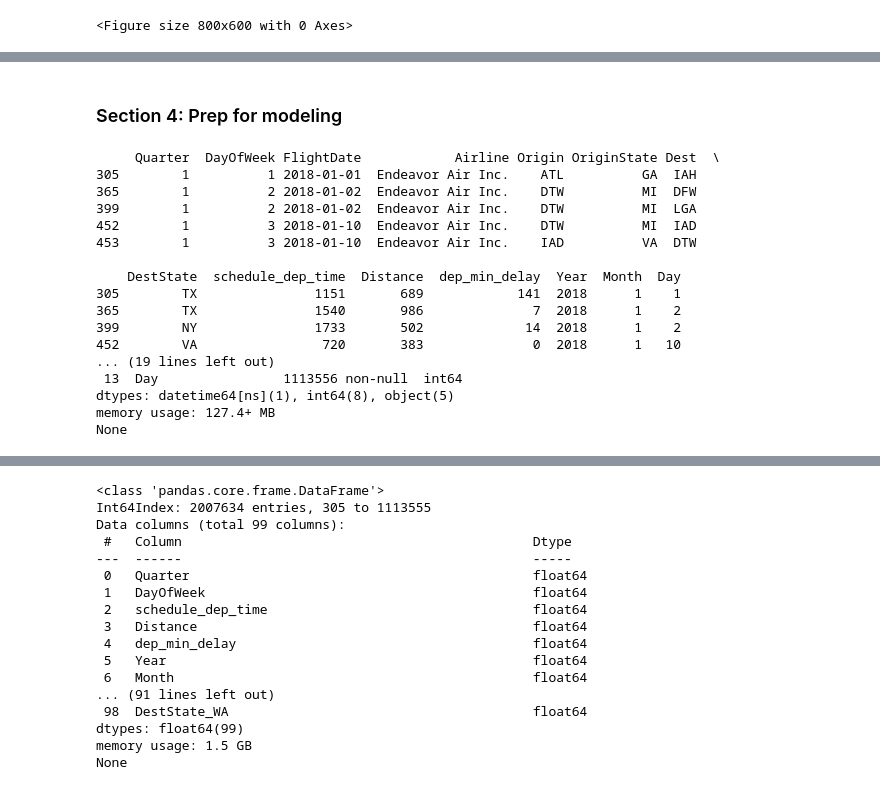
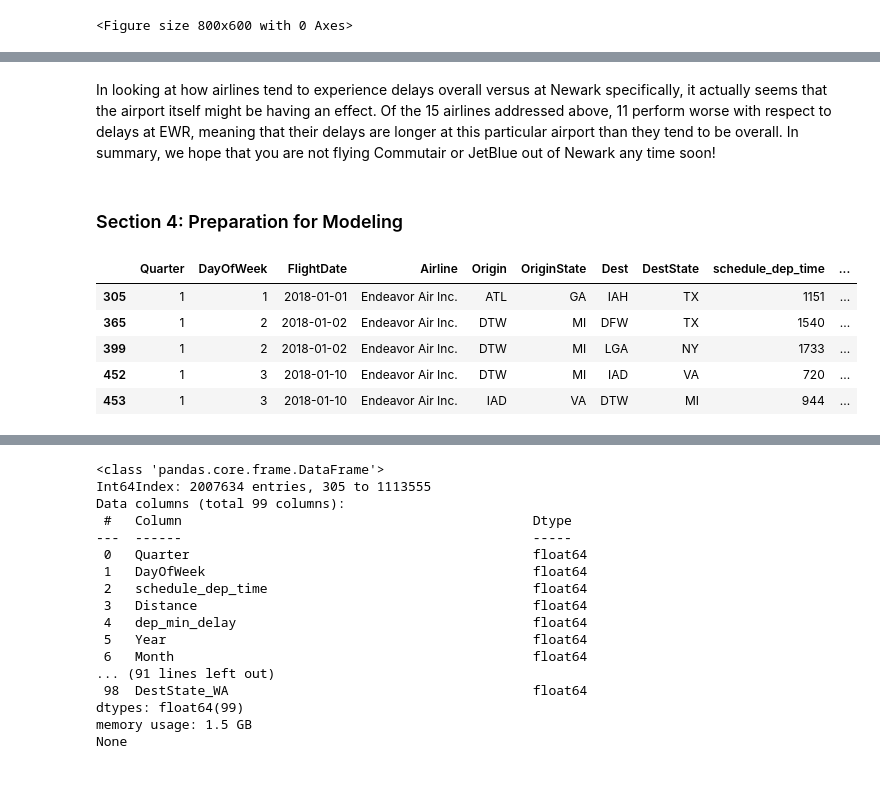
Before and after one commit to parkerho/545Project, a Jupyter notebook: project-notebook.ipynb, the cells around one changed output, grey strips where cells are left out. Cells and saved outputs as stored; diff of their text form; code cells hidden in the pictures.

```diff
--- a/project-notebook.ipynb
+++ b/project-notebook.ipynb
@@ -386,24 +389,18 @@ Name: dep_min_delay, dtype: float64
+# %% [markdown]
+In looking at how airlines tend to experience delays overall versus at Newark specifically, it actually
+seems that the airport itself might be having an effect. Of the 15 airlines addressed above,
+11 perform worse with respect to delays at EWR, meaning that their delays are longer at this
+particular airport than they tend to be overall. In summary, we hope that you are not flying
+Commutair or JetBlue out of Newark any time soon!
 # %% [markdown]
-### Section 4: Prep for modeling
+### Section 4: Preparation for Modeling
 # %%
-#First lets remind ourselves what our current dataset looks like
-print(df_flights_2018_clean_reduced.head())
-print(df_flights_2018_clean_reduced.info())
+# First let's remind ourselves what our current dataset looks like currently
+df_flights_2018_clean_reduced.head()
 # %% [output]
-     Quarter  DayOfWeek FlightDate            Airline Origin OriginState Dest  \
-305        1          1 2018-01-01  Endeavor Air Inc.    ATL          GA  IAH
-365        1          2 2018-01-02  Endeavor Air Inc.    DTW          MI  DFW
-399        1          2 2018-01-02  Endeavor Air Inc.    DTW          MI  LGA
-452        1          3 2018-01-10  Endeavor Air Inc.    DTW          MI  IAD
-453        1          3 2018-01-10  Endeavor Air Inc.    IAD          VA  DTW
-
-    DestState  schedule_dep_time  Distance  dep_min_delay  Year  Month  Day
-305        TX               1151       689            141  2018      1    1
-365        TX               1540       986              7  2018      1    2
-399        NY               1733       502             14  2018      1    2
-452        VA                720       383              0  2018      1   10
-... (19 lines left out)
- 13  Day                1113556 non-null  int64
-dtypes: datetime64[ns](1), int64(8), object(5)
-memory usage: 127.4+ MB
-None
+|  | Quarter | DayOfWeek | FlightDate | Airline | Origin | OriginState | Dest | DestState | schedule_dep_time | ... |
+| 305 | 1 | 1 | 2018-01-01 | Endeavor Air Inc. | ATL | GA | IAH | TX | 1151 | ... |
+| 365 | 1 | 2 | 2018-01-02 | Endeavor Air Inc. | DTW | MI | DFW | TX | 1540 | ... |
+| 399 | 1 | 2 | 2018-01-02 | Endeavor Air Inc. | DTW | MI | LGA | NY | 1733 | ... |
+| 452 | 1 | 3 | 2018-01-10 | Endeavor Air Inc. | DTW | MI | IAD | VA | 720 | ... |
+| 453 | 1 | 3 | 2018-01-10 | Endeavor Air Inc. | IAD | VA | DTW | MI | 944 | ... |
```
Also changed, not shown: parts of 21 cells of this notebook.
